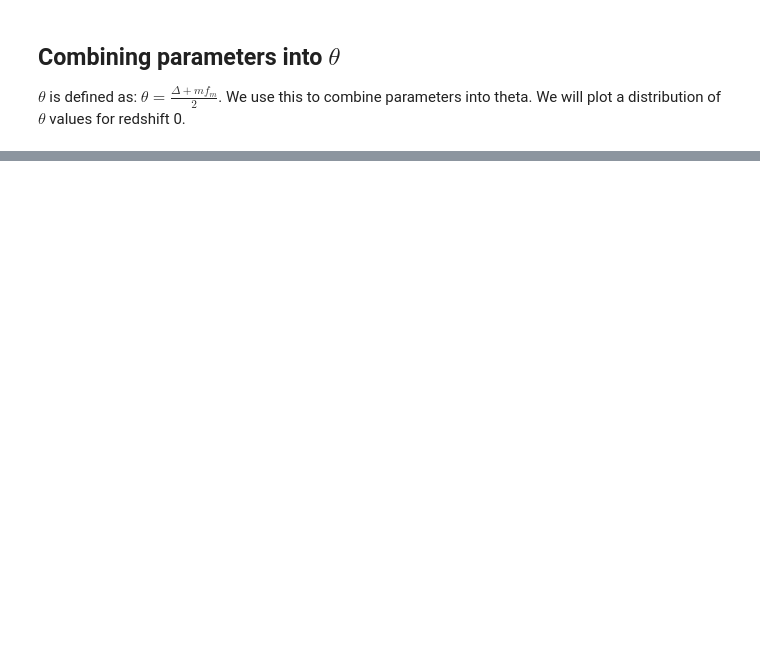
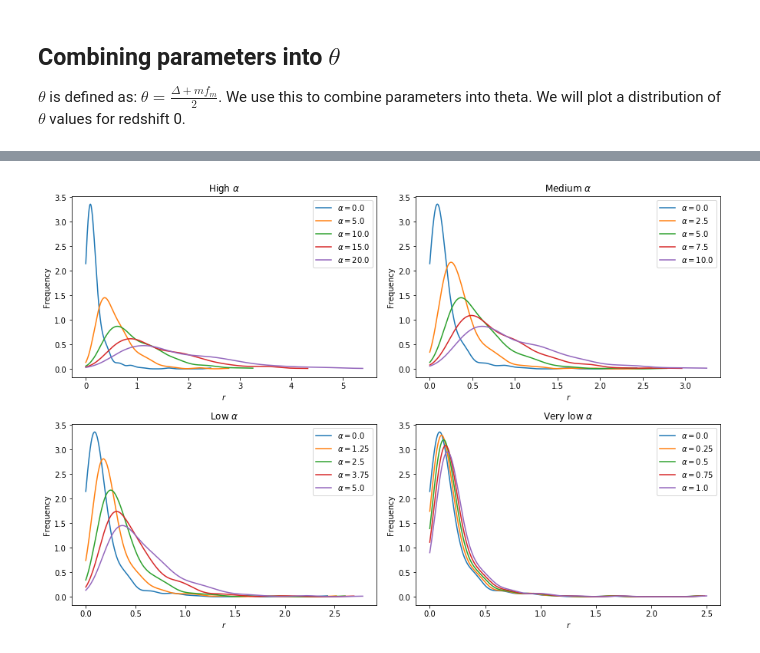
Before and after one commit to SlothInABox/Cluster-Dynamical-States, a Jupyter notebook: Analysis.ipynb, the cells around one changed output, grey strips where cells are left out. Saved outputs shown, nothing was run; the diff lists cells and outputs as text; code cells hidden in the pictures; blank space fills up the shorter version.

```diff
--- a/Analysis.ipynb
+++ b/Analysis.ipynb
@@ -26,0 +64,41 @@ for rshift, params in R200.items():
+# %%
+fig, axs = plt.subplots(2,2, figsize=(12.6, 8.4))
+
+# High alpha values
+for alpha in np.linspace(0.0, 20, 5):
+    r, r_err = calc_relax(theta, theta_err, eta, alpha)
+    kwargs = dict(label='$\\alpha = {}$'.format(alpha), markersize=0.75)
+    plot_distribution(axs[0,0], r, kwargs)
+axs[0,0].set(title='High $\\alpha$')
+
+# Medium alpha values
+for alpha in np.linspace(0.0, 10, 5):
+    r, r_err = calc_relax(theta, theta_err, eta, alpha)
+    kwargs = dict(label='$\\alpha = {}$'.format(alpha), markersize=0.75)
+    plot_distribution(axs[0,1], r, kwargs)
+axs[0,1].set(title='Medium $\\alpha$')
+
+# Low alpha values
+for alpha in np.linspace(0.0, 5, 5):
+    r, r_err = calc_relax(theta, theta_err, eta, alpha)
+    kwargs = dict(label='$\\alpha = {}$'.format(alpha), markersize=0.75)
+    plot_distribution(axs[1,0], r, kwargs)
+axs[1,0].set(title='Low $\\alpha$')
+
+# Very low alpha values
+for alpha in np.linspace(0.0, 1, 5):
+    r, r_err = calc_relax(theta, theta_err, eta, alpha)
+    kwargs = dict(label='$\\alpha = {}$'.format(alpha), markersize=0.75)
+    plot_distribution(axs[1,1], r, kwargs)
+axs[1,1].set(title='Very low $\\alpha$')
+
+for ax in axs.flat:
+    ax.set(xlabel='$r$', ylabel='Frequency')
+    ax.legend()
+
+fig.suptitle='Distribution of relaxation parameters for different alpha values'
+fig.tight_layout()
+
+fig.savefig('plots/r_distribution.png')
+# %% [output]
+[figure, added]
```
Also changed, not shown: parts of 9 cells of this notebook, 9 other files.
